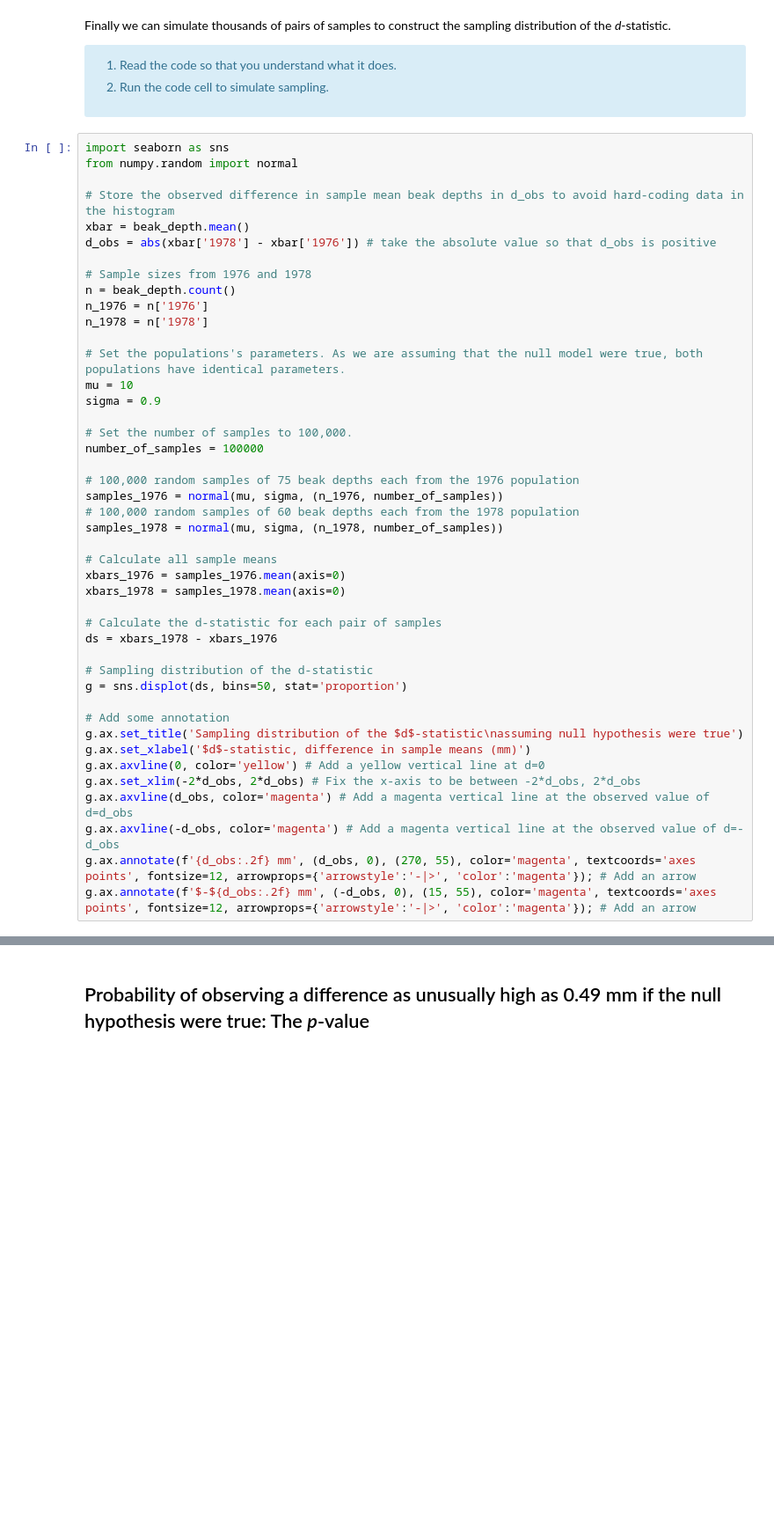
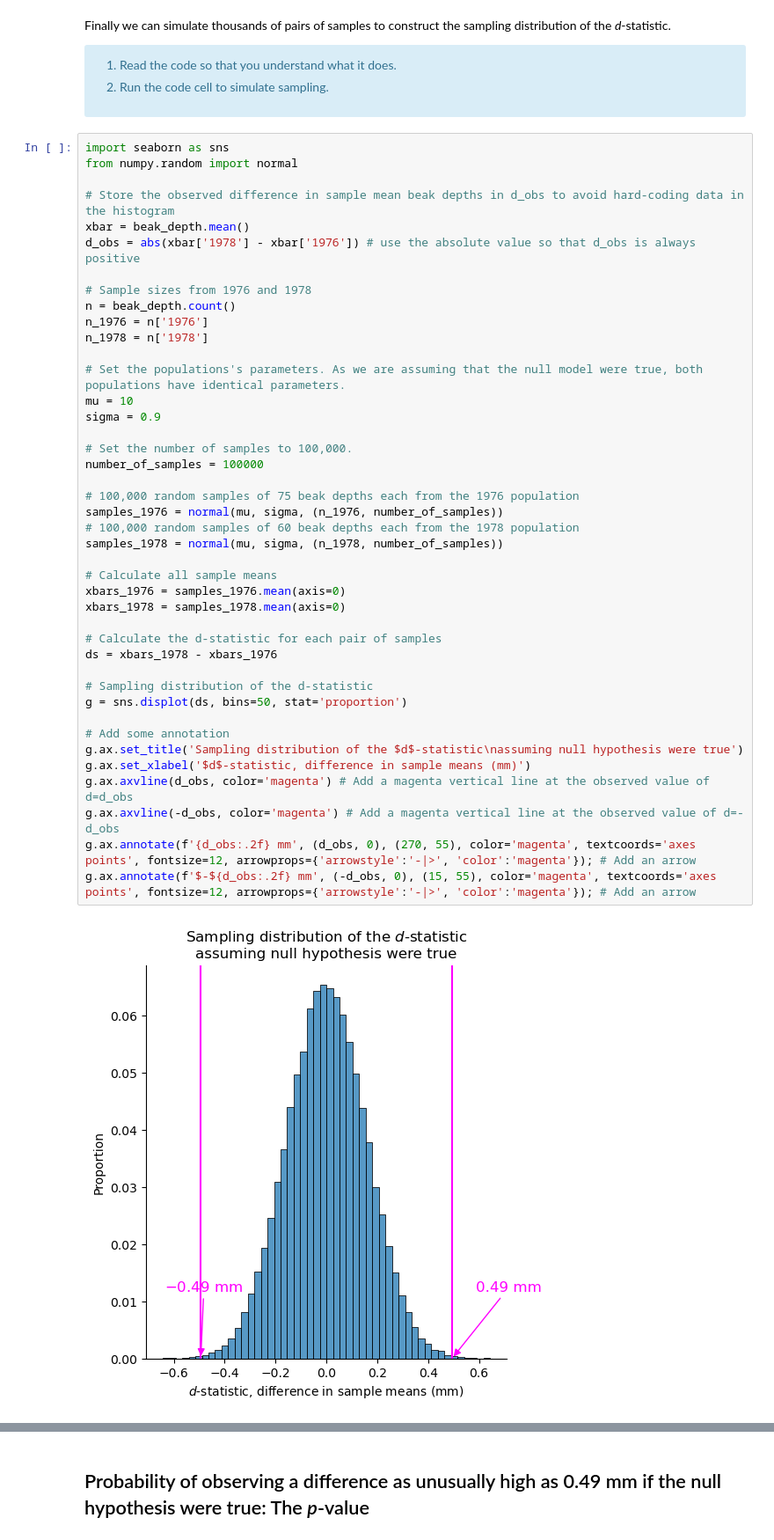
Before and after one commit to nicksavill/Variation1, a Jupyter notebook: Self-study Notebooks/4.2 - Comparing two population means.ipynb, the cells around one changed output, grey strips where cells are left out. Shown: that part at 88% size. Drawn from its saved outputs; the diff is of its cells as text; blank space fills up the shorter version.

```diff
--- a/Self-study Notebooks/4.2 - Comparing two population means.ipynb
+++ b/Self-study Notebooks/4.2 - Comparing two population means.ipynb
@@ -500,7 +502,7 @@ from numpy.random import normal
 
 # Store the observed difference in sample mean beak depths in d_obs to avoid hard-coding data in the histogram
 xbar = beak_depth.mean()
-d_obs = abs(xbar['1978'] - xbar['1976']) # take the absolute value so that d_obs is positive
+d_obs = abs(xbar['1978'] - xbar['1976']) # use the absolute value so that d_obs is always positive
 
 # Sample sizes from 1976 and 1978
 n = beak_depth.count()
@@ -509,35 +511,35 @@ n_1978 = n['1978']
 
 # Set the populations's parameters. As we are assuming that the null model were true, both populations have identical parameters.
 mu = 10
 sigma = 0.9
 
 # Set the number of samples to 100,000.
 number_of_samples = 100000
 
 # 100,000 random samples of 75 beak depths each from the 1976 population
 samples_1976 = normal(mu, sigma, (n_1976, number_of_samples))
 # 100,000 random samples of 60 beak depths each from the 1978 population
 samples_1978 = normal(mu, sigma, (n_1978, number_of_samples))
 
 # Calculate all sample means
 xbars_1976 = samples_1976.mean(axis=0)
 xbars_1978 = samples_1978.mean(axis=0)
 
 # Calculate the d-statistic for each pair of samples
 ds = xbars_1978 - xbars_1976
 
 # Sampling distribution of the d-statistic
 g = sns.displot(ds, bins=50, stat='proportion')
 
 # Add some annotation
 g.ax.set_title('Sampling distribution of the $d$-statistic\nassuming null hypothesis were true')
 g.ax.set_xlabel('$d$-statistic, difference in sample means (mm)')
-g.ax.axvline(0, color='yellow') # Add a yellow vertical line at d=0
-g.ax.set_xlim(-2*d_obs, 2*d_obs) # Fix the x-axis to be between -2*d_obs, 2*d_obs
 g.ax.axvline(d_obs, color='magenta') # Add a magenta vertical line at the observed value of d=d_obs
 g.ax.axvline(-d_obs, color='magenta') # Add a magenta vertical line at the observed value of d=-d_obs
 g.ax.annotate(f'{d_obs:.2f} mm', (d_obs, 0), (270, 55), color='magenta', textcoords='axes points', fontsize=12, arrowprops={'arrowstyle':'-|>', 'color':'magenta'}); # Add an arrow
 g.ax.annotate(f'$-${d_obs:.2f} mm', (-d_obs, 0), (15, 55), color='magenta', textcoords='axes points', fontsize=12, arrowprops={'arrowstyle':'-|>', 'color':'magenta'}); # Add an arrow
+# %% [output]
+[figure, added]
 # %% [markdown]
 <div class="alert alert-info">
 
```
Also changed, not shown: parts of 2 cells of this notebook, 1 other file.
